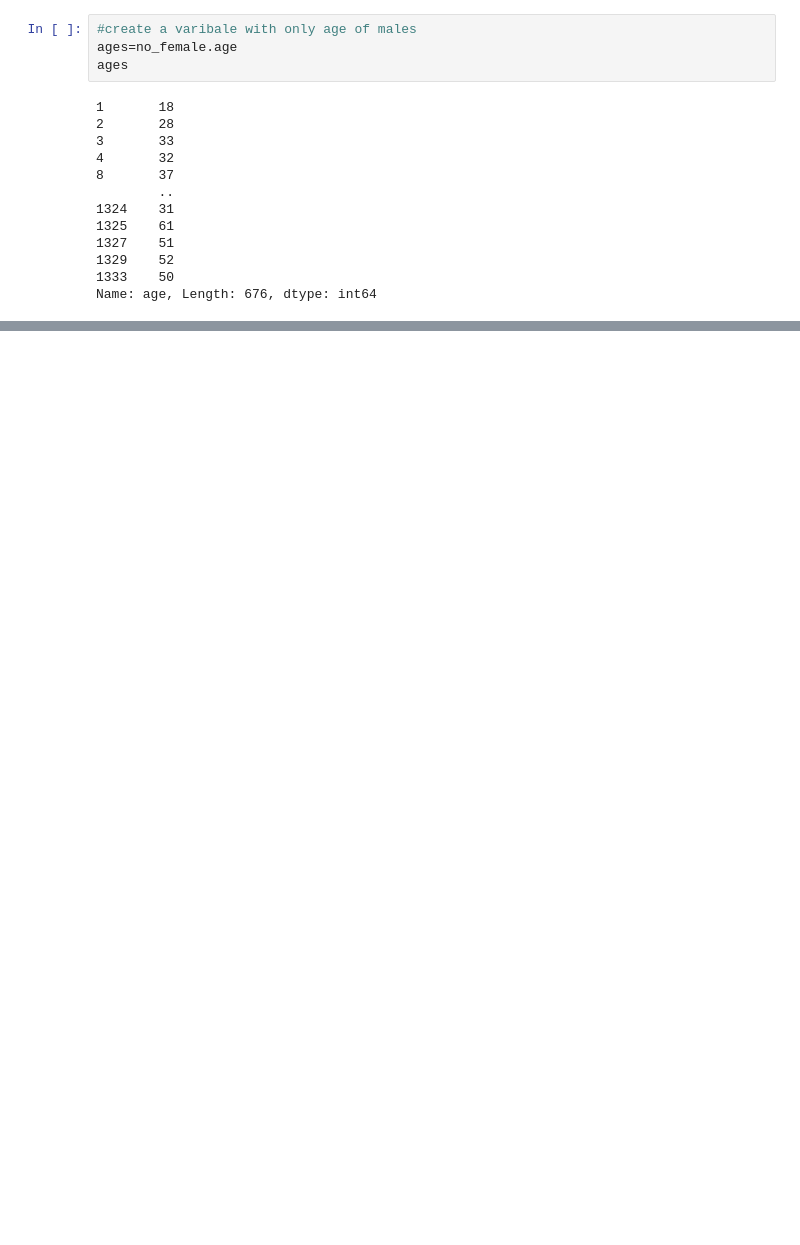
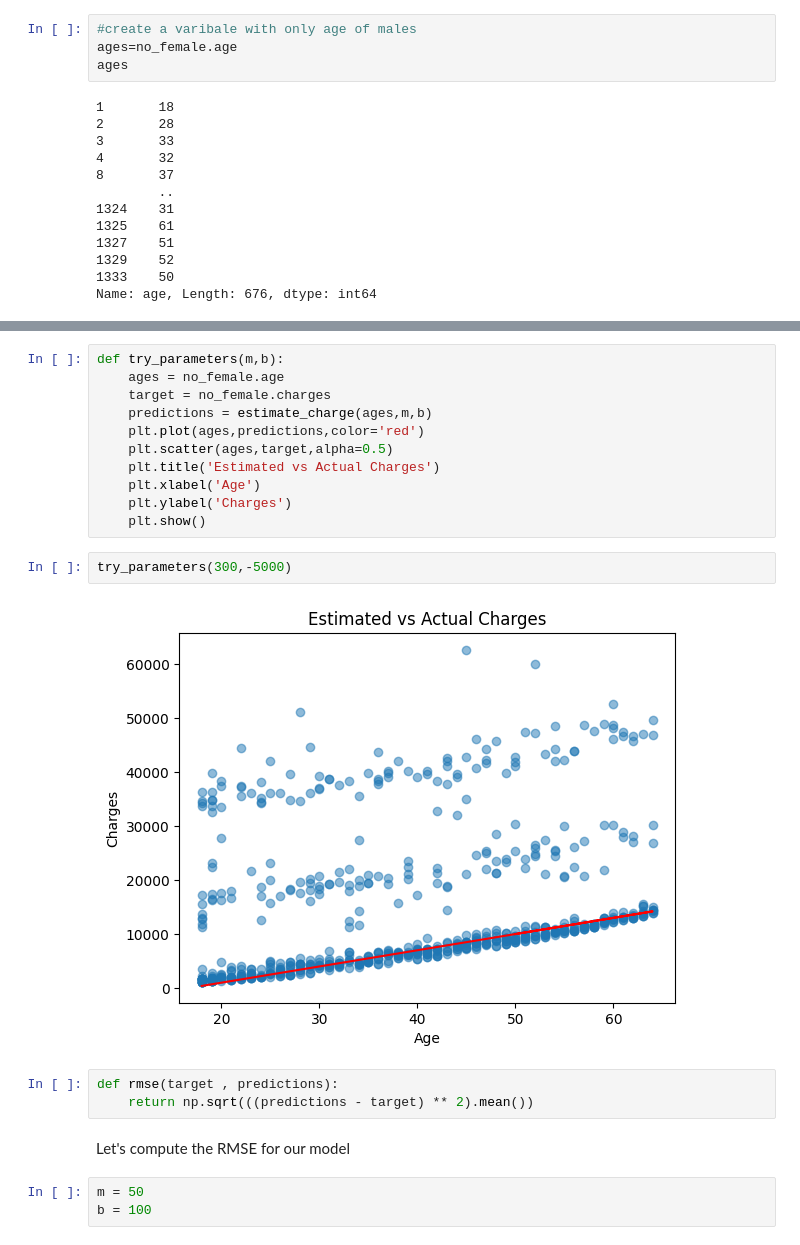
Before and after one commit to toRK25/scikit2, a Jupyter notebook: REAL.IPYNB, the cells around one changed output, grey strips where cells are left out. Cells and saved outputs as stored; diff of their text form; blank space fills up the shorter version.

```diff
--- a/REAL.IPYNB
+++ b/REAL.IPYNB
@@ -120,0 +147,23 @@ estimated_charge=estimate_charge(ages,m,b)
+# %%
+def try_parameters(m,b):
+    ages = no_female.age
+    target = no_female.charges
+    predictions = estimate_charge(ages,m,b)
+    plt.plot(ages,predictions,color='red')
+    plt.scatter(ages,target,alpha=0.5)
+    plt.title('Estimated vs Actual Charges')
+    plt.xlabel('Age')
+    plt.ylabel('Charges')
+    plt.show()
+# %%
+try_parameters(300,-5000)
+# %% [output]
+[figure, added]
+# %%
+def rmse(target , predictions):
+    return np.sqrt(((predictions - target) ** 2).mean())
+# %% [markdown]
+Let's compute the RMSE for our model
+# %%
+m = 50
+b = 100
```
Also changed, not shown: parts of 18 cells of this notebook.
